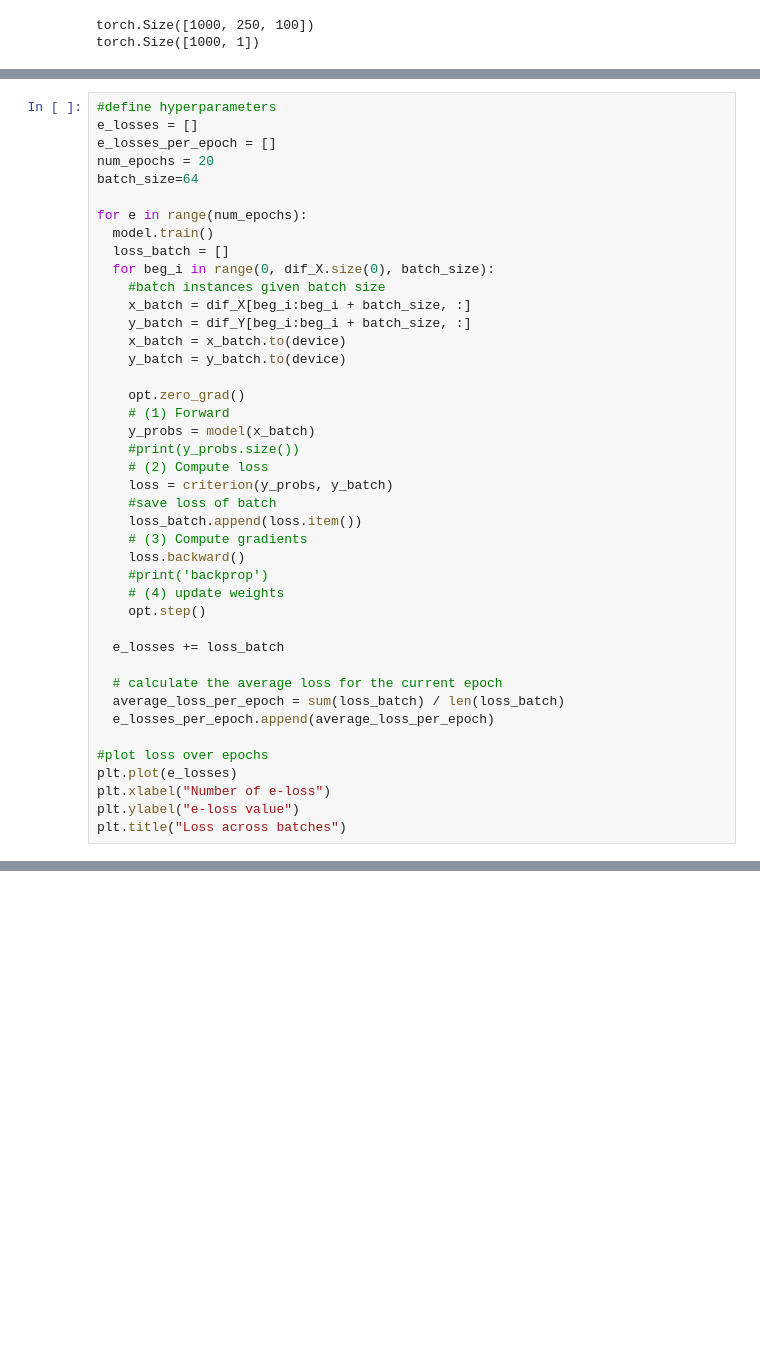
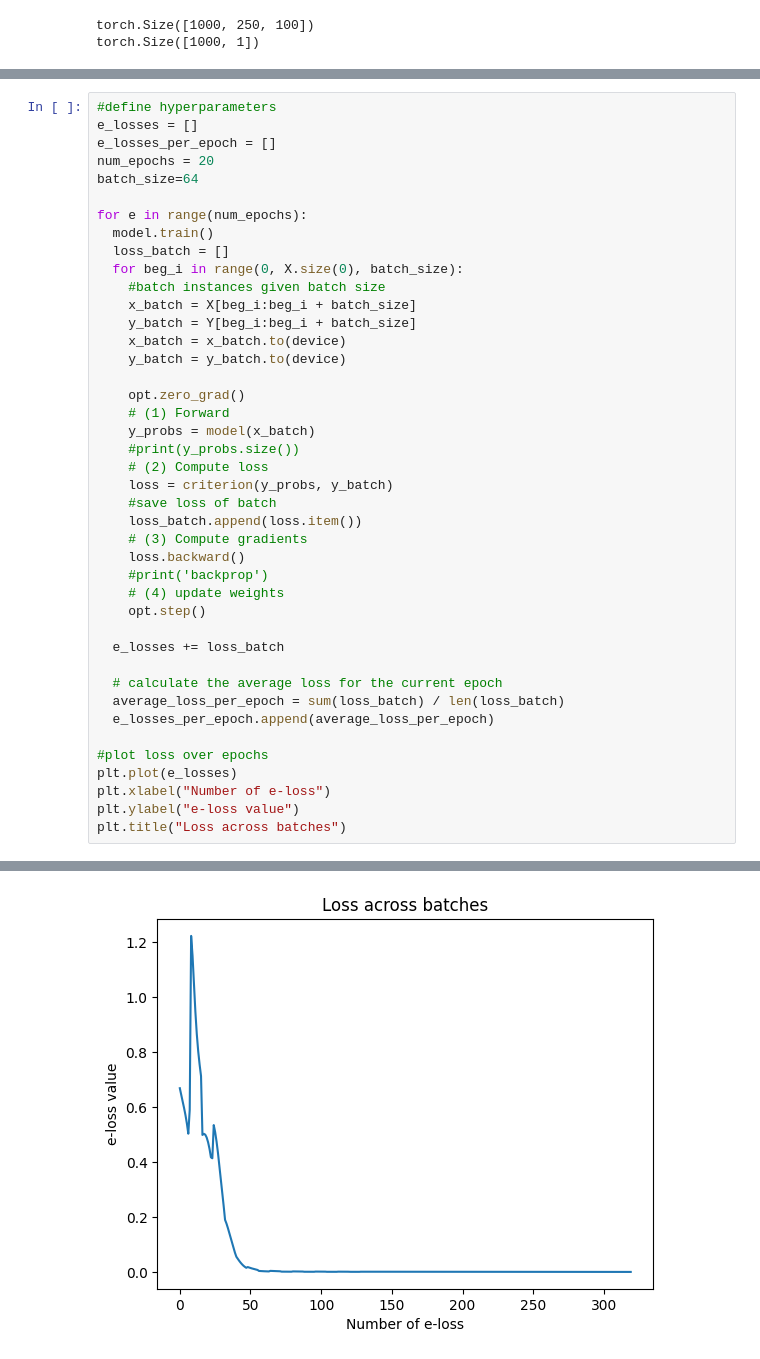
Before and after one commit to Saputoa21/Machine-Translation, a Jupyter notebook: Kopie_von_toy_lstm_pytorch_binaryclassifier_BasicsMT2025s.ipynb, the cells around one changed output, grey strips where cells are left out. Cells and saved outputs as stored; diff of their text form; blank space fills up the shorter version.

```diff
--- a/Kopie_von_toy_lstm_pytorch_binaryclassifier_BasicsMT2025s.ipynb
+++ b/Kopie_von_toy_lstm_pytorch_binaryclassifier_BasicsMT2025s.ipynb
@@ -1639,10 +1639,10 @@ batch_size=64
 for e in range(num_epochs):
   model.train()
   loss_batch = []
-  for beg_i in range(0, dif_X.size(0), batch_size):
+  for beg_i in range(0, X.size(0), batch_size):
     #batch instances given batch size
-    x_batch = dif_X[beg_i:beg_i + batch_size, :]
-    y_batch = dif_Y[beg_i:beg_i + batch_size, :]
+    x_batch = X[beg_i:beg_i + batch_size]
+    y_batch = Y[beg_i:beg_i + batch_size]
     x_batch = x_batch.to(device)
     y_batch = y_batch.to(device)
 
@@ -1676,3 +1676,4 @@ NameError: name 'model' is not defined
+[figure, added]
 # %%
 # plot loss over epochs
 plt.plot(range(1, num_epochs + 1), e_losses_per_epoch)
```
Also changed, not shown: parts of 26 cells of this notebook.
